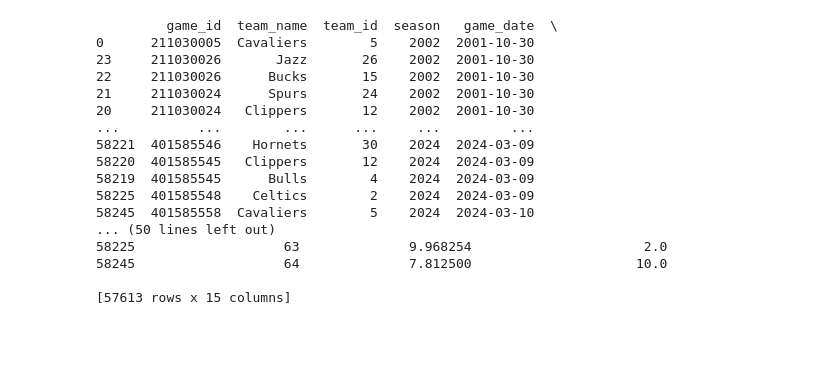
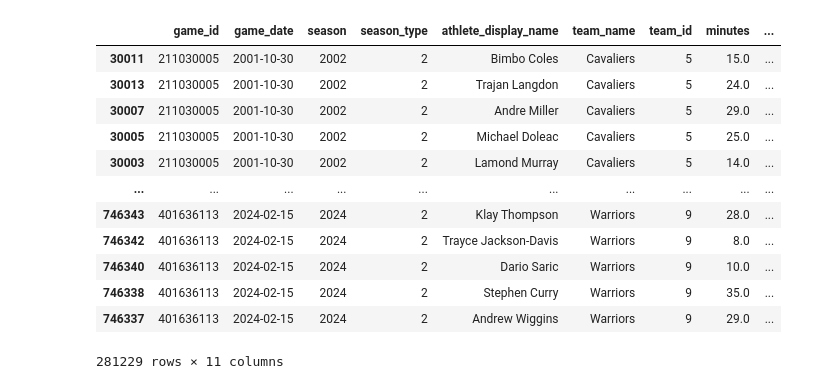
Before and after one commit to JoelManYunLee/Raptors_3_point_predictor, a Jupyter notebook: get_starter_data.ipynb, the cells around one changed output. Saved outputs shown, nothing was run; the diff lists cells and outputs as text; code cells hidden in the pictures; blank space fills up the shorter version.

```diff
--- a/get_starter_data.ipynb
+++ b/get_starter_data.ipynb
@@ -73,61 +76,18 @@ box_score_df_filtered.head()
-# %%
-# Group by 'team_name', 'game_id', and 'season'
-#grouped_df = box_score_df_filtered.groupby(['game_id', 'team_name', 'team_id', 'season', 'game_date'])
-
-#summary_data = grouped_df.agg(team_three_pm=('three_point_field_goals_made', 'sum')).reset_index()
-#summary_data = summary_data.sort_values('game_date')
-
-# Calculate cumulative mean and next game stats
-#summary_data['three_pm_cumsum'] = summary_data.groupby(["team_name", "team_id", "season"])['team_three_pm'].cumsum()
-#summary_data['game_count'] = summary_data.groupby(["team_name", "team_id", "season"]).cumcount() + 1
-#summary_data['three_pm_avg_to_date'] = summary_data['three_pm_cumsum'] / summary_data['game_count']
-#summary_data['team_three_pm_next_game'] = summary_data.groupby(["team_name", "team_id", "season"])['team_three_pm'].shift(-1)
-#summary_data = summary_data.dropna(subset=['team_three_pm_next_game'])
-
-# Now, sorted_df contains your desired DataFrame with grouping and sorting applied
-#print(summary_data)
-
-# Group by 'team_name', 'game_id', and 'season'
-grouped_df = box_score_df_filtered.groupby(['game_id', 'team_name', 'team_id', 'season', 'game_date'])
-
-summary_data = grouped_df.agg(
-    team_free_throw_percent=('free_throw_percent', 'mean'),
-    team_three_pm=('three_point_field_goals_made', 'sum')
-).reset_index()
-summary_data = summary_data.sort_values('game_date')
-
-# Calculate cumulative mean and next game stats for 'free_throw_percent'
-summary_data['free_throw_percent_cumsum'] = summary_data.groupby(["team_name", "team_id", "season"])['team_free_throw_percent'].cumsum()
-summary_data['free_throw_percent_game_count'] = summary_data.groupby(["team_name", "team_id", "season"]).cumcount() + 1
-summary_data['free_throw_percent_avg_to_date'] = summary_data['free_throw_percent_cumsum'] / summary_data['free_throw_percent_game_count']
-summary_data['team_free_throw_percent_next_game'] = summary_data.groupby(["team_name", "team_id", "season"])['team_free_throw_percent'].shift(-1)
-
-# Calculate cumulative mean and next game stats for 'three_point_field_goals_made'
-summary_data['three_pm_cumsum'] = summary_data.groupby(["team_name", "team_id", "season"])['team_three_pm'].cumsum()
-summary_data['three_pm_game_count'] = summary_data.groupby(["team_name", "team_id", "season"]).cumcount() + 1
-summary_data['three_pm_avg_to_date'] = summary_data['three_pm_cumsum'] / summary_data['three_pm_game_count']
-summary_data['team_three_pm_next_game'] = summary_data.groupby(["team_name", "team_id", "season"])['team_three_pm'].shift(-1)
-
-# Drop rows with NaN values in 'team_free_throw_percent_next_game' and 'team_three_pm_next_game'
-summary_data = summary_data.dropna(subset=['team_free_throw_percent_next_game', 'team_three_pm_next_game'])
-
-# Now, summary_data contains your desired DataFrame with grouping, sorting, and cumulative mean applied
-print(summary_data)
-# %% [output]
-         game_id  team_name  team_id  season   game_date  \
-0      211030005  Cavaliers        5    2002  2001-10-30
-23     211030026       Jazz       26    2002  2001-10-30
-22     211030026      Bucks       15    2002  2001-10-30
-21     211030024      Spurs       24    2002  2001-10-30
-20     211030024   Clippers       12    2002  2001-10-30
-...          ...        ...      ...     ...         ...
-58221  401585546    Hornets       30    2024  2024-03-09
-58220  401585545   Clippers       12    2024  2024-03-09
-58219  401585545      Bulls        4    2024  2024-03-09
-58225  401585548    Celtics        2    2024  2024-03-09
-58245  401585558  Cavaliers        5    2024  2024-03-10
-... (50 lines left out)
-58225                   63              9.968254                      2.0
-58245                   64              7.812500                     10.0
-
-[57613 rows x 15 columns]
+# %%
+# Group by 'team_name', 'game_id', and 'season'
+grouped_df = box_score_df_filtered.groupby(['game_id', 'team_name', 'team_id', 'season', 'game_date'])
+grouped_df.head()
+# %% [output]
+|  | game_id | game_date | season | season_type | athlete_display_name | team_name | team_id | minutes | ... |
+| 30011 | 211030005 | 2001-10-30 | 2002 | 2 | Bimbo Coles | Cavaliers | 5 | 15.0 | ... |
+| 30013 | 211030005 | 2001-10-30 | 2002 | 2 | Trajan Langdon | Cavaliers | 5 | 24.0 | ... |
+| 30007 | 211030005 | 2001-10-30 | 2002 | 2 | Andre Miller | Cavaliers | 5 | 29.0 | ... |
+| 30005 | 211030005 | 2001-10-30 | 2002 | 2 | Michael Doleac | Cavaliers | 5 | 25.0 | ... |
+| 30003 | 211030005 | 2001-10-30 | 2002 | 2 | Lamond Murray | Cavaliers | 5 | 14.0 | ... |
+| ... | ... | ... | ... | ... | ... | ... | ... | ... | ... |
+| 746343 | 401636113 | 2024-02-15 | 2024 | 2 | Klay Thompson | Warriors | 9 | 28.0 | ... |
+| 746342 | 401636113 | 2024-02-15 | 2024 | 2 | Trayce Jackson-Davis | Warriors | 9 | 8.0 | ... |
+| 746340 | 401636113 | 2024-02-15 | 2024 | 2 | Dario Saric | Warriors | 9 | 10.0 | ... |
+| 746338 | 401636113 | 2024-02-15 | 2024 | 2 | Stephen Curry | Warriors | 9 | 35.0 | ... |
+| 746337 | 401636113 | 2024-02-15 | 2024 | 2 | Andrew Wiggins | Warriors | 9 | 29.0 | ... |
+281229 rows × 11 columns
```
Also changed, not shown: parts of 16 cells of this notebook, 1 other file.
